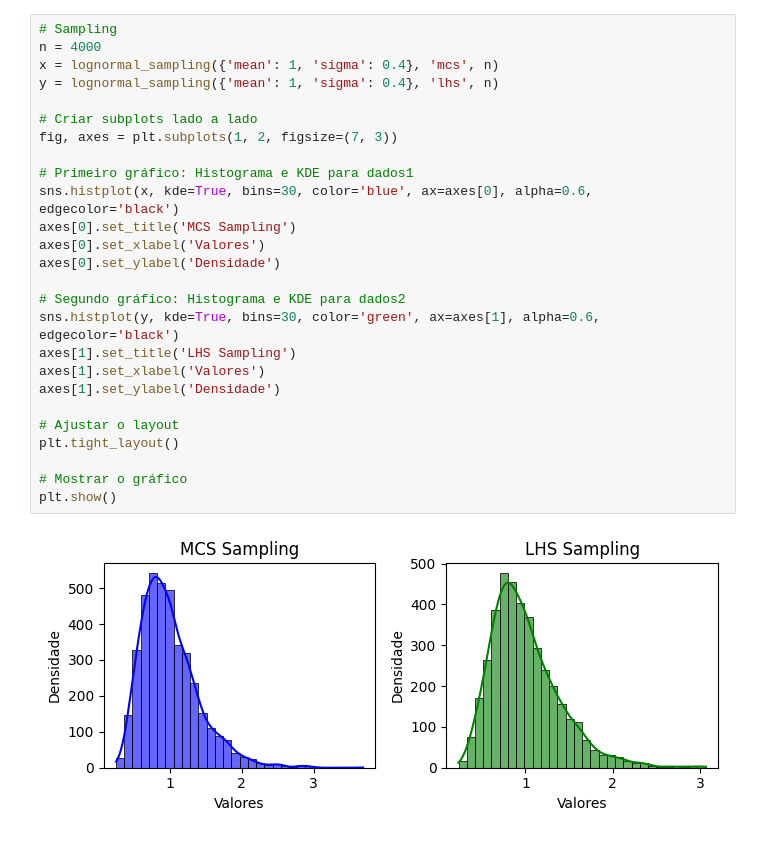
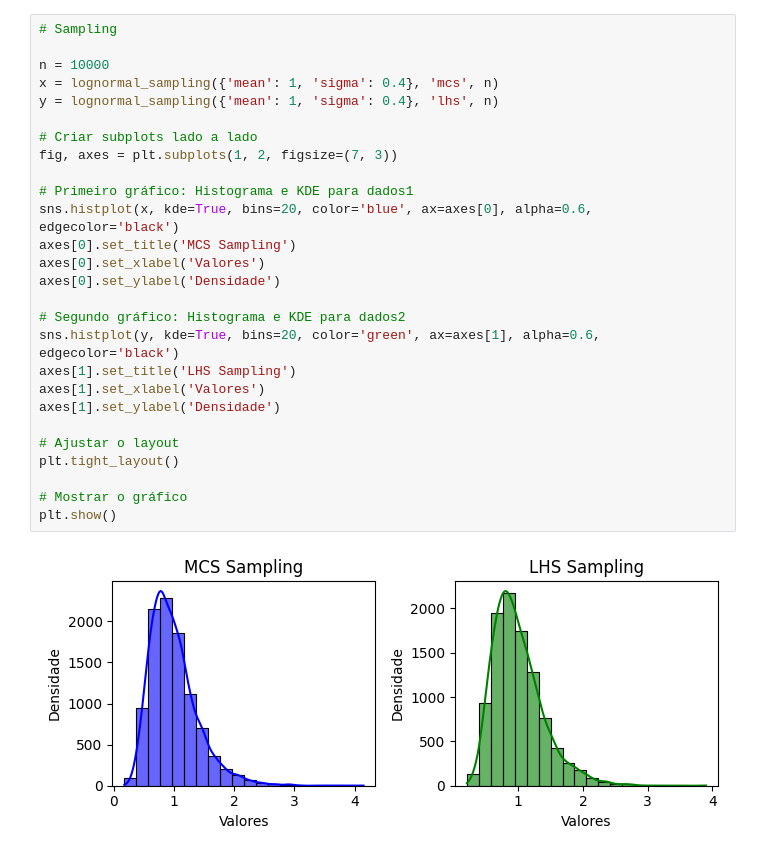
Before and after one commit to Pesquisa-UFCAT/parepy, a Jupyter notebook: local_examples/sampling_examples.ipynb, the cells around one changed output. Cells and saved outputs as stored; diff of their text form.

```diff
--- a/local_examples/sampling_examples.ipynb
+++ b/local_examples/sampling_examples.ipynb
@@ -170,28 +194,29 @@ plt.show()
 # %%
 # Sampling
-n = 4000
+
+n = 10000
 x = lognormal_sampling({'mean': 1, 'sigma': 0.4}, 'mcs', n)
 y = lognormal_sampling({'mean': 1, 'sigma': 0.4}, 'lhs', n)
 
 # Criar subplots lado a lado
 fig, axes = plt.subplots(1, 2, figsize=(7, 3))
 
 # Primeiro gráfico: Histograma e KDE para dados1
-sns.histplot(x, kde=True, bins=30, color='blue', ax=axes[0], alpha=0.6, edgecolor='black')
+sns.histplot(x, kde=True, bins=20, color='blue', ax=axes[0], alpha=0.6, edgecolor='black')
 axes[0].set_title('MCS Sampling')
 axes[0].set_xlabel('Valores')
 axes[0].set_ylabel('Densidade')
 
 # Segundo gráfico: Histograma e KDE para dados2
-sns.histplot(y, kde=True, bins=30, color='green', ax=axes[1], alpha=0.6, edgecolor='black')
+sns.histplot(y, kde=True, bins=20, color='green', ax=axes[1], alpha=0.6, edgecolor='black')
 axes[1].set_title('LHS Sampling')
 axes[1].set_xlabel('Valores')
 axes[1].set_ylabel('Densidade')
 
 # Ajustar o layout
 plt.tight_layout()
 
 # Mostrar o gráfico
 plt.show()
 # %% [output]
-[figure, old version]
+[figure, new version]
```
Also changed, not shown: parts of 10 cells of this notebook, 1 other file.
